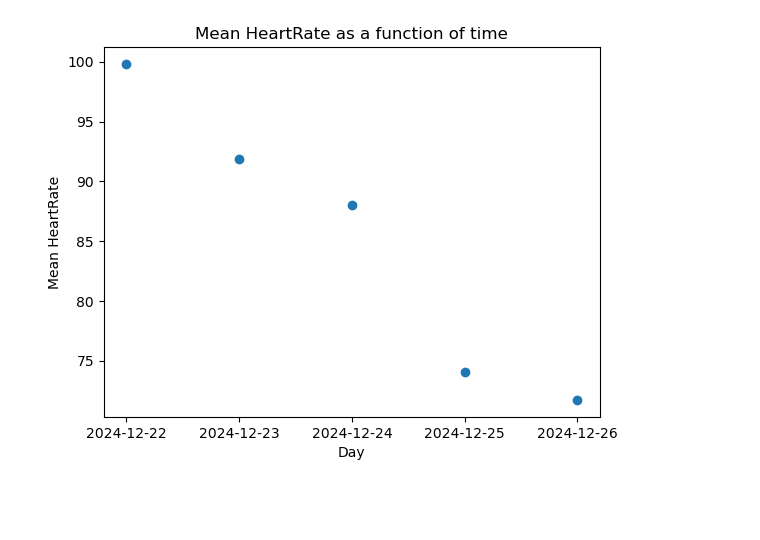
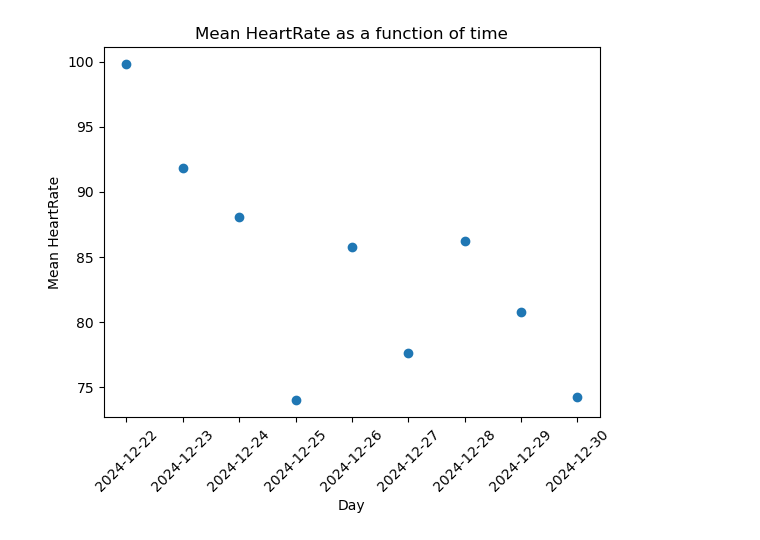
Before and after one commit to MihirSahu/Apple-Health-Jupyter-Notebook, a Jupyter notebook: Apple Health.ipynb, the cells around one changed output. Drawn from its saved outputs; the diff is of its cells as text; code cells hidden in the pictures; blank space fills up the shorter version.

```diff
--- a/Apple Health.ipynb
+++ b/Apple Health.ipynb
@@ -30,6 +31,7 @@ data['value'] = data['value'].fillna(1.0)
 # shorter observation names: use vectorized replace function
 data['type'] = data['type'].str.replace('HKQuantityTypeIdentifier', '')
 data['type'] = data['type'].str.replace('HKCategoryTypeIdentifier', '')
+data['type'] = data['type'].str.replace('HKDataType', '')
 # %%
 # What data looks like
 
@@ -81,4 +90,7 @@ endDate
 # %%
+df = pivot_df.resample('D').agg({'HeartRate' : "mean"})
+print(df)
+
 # set data
 x = df.index
 y = df['HeartRate']
@@ -89,7 +101,7 @@ plt.scatter(x, y)
 # rename x-axis data labels
 labels = df.dropna().index    # drop rows with NaN
 labels = [str(date).split(' ')[0] for date in labels]
-plt.xticks(df.dropna().index, labels)
+plt.xticks(df.dropna().index, labels, rotation=45)
 
 # set x and y-axis labels
 plt.xlabel('Day')
@@ -101 +128 @@ plt.show()
-[figure, old version]
+[figure, new version]
```
Also changed, not shown: parts of 5 cells of this notebook.
